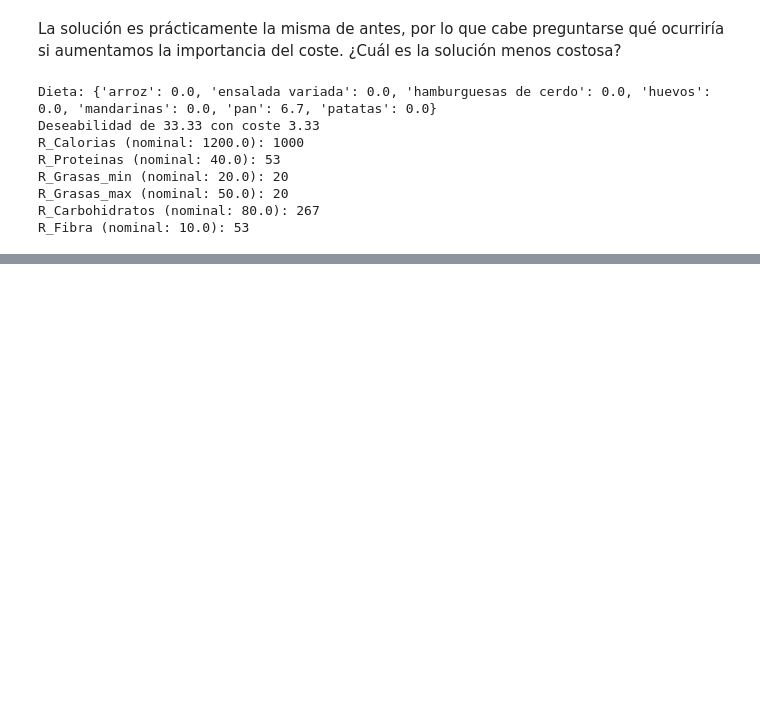
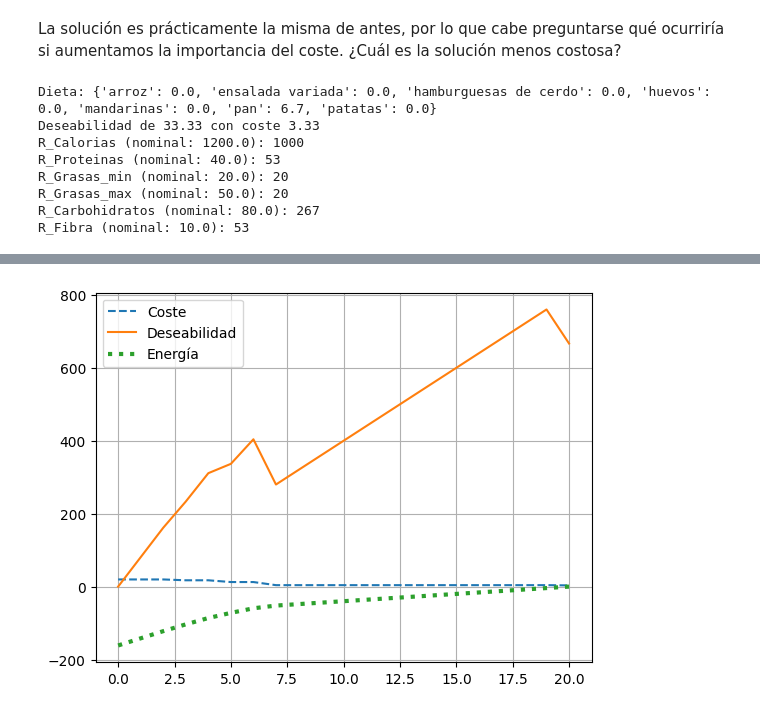
Before and after one commit to Mariomc10/MP-D-Wave, a Jupyter notebook: Cuadernillos/08_CSP_Diet_Planning_Exercice_CQM.ipynb, the cells around one changed output, grey strips where cells are left out. Saved outputs shown, nothing was run; the diff lists cells and outputs as text; code cells hidden in the pictures; blank space fills up the shorter version.

```diff
--- a/Cuadernillos/08_CSP_Diet_Planning_Exercice_CQM.ipynb
+++ b/Cuadernillos/08_CSP_Diet_Planning_Exercice_CQM.ipynb
@@ -271,0 +280,13 @@ feasible_sampleset_coste.to_serializable().get("energy")
+# %%
+vector_graf = []
+for ind in range(0,21):
+    cqm.set_objective(tuning_obj(ind,2)) # En cada iteración se aumenta la importancia de la deseabilidad
+    sampleset = sampler.sample_cqm(cqm)
+    feasible_sampleset_graf = sampleset.filter(lambda row: row.is_feasible)
+    best = feasible_sampleset_graf.first.sample # La mejor solución
+    taste_total = ind*(sum(alimentos[comida]["Deseabilidad"]*cantidad for comida, cantidad in best.items())) # Componente energético asociado a la deseabilidad
+    cost_total = sum(alimentos[comida]["Coste"]*cantidad for comida, cantidad in best.items()) # Componente energético asociado al coste
+    energia = min(feasible_sampleset_graf.to_serializable().get("vectors").get("energy").get("data")) # Energía de la mejor solución: cost_total - ind * taste_total
+    vector_graf.append([cost_total,taste_total,energia])
+
+vector_graf
@@ -271,0 +311,18 @@ feasible_sampleset_coste.to_serializable().get("energy")
+# %%
+%matplotlib inline
+
+vector_coste, vector_deseable, vector_energia = [], [], []
+
+for ind in range(len(vector_graf)):
+    vector_coste.append(vector_graf[ind][0])
+    vector_deseable.append(vector_graf[ind][1])
+    vector_energia.append(vector_graf[ind][2])
+
+plt.plot(vector_coste,ls = "--")
+plt.plot(vector_deseable,ls = "-")
+plt.plot(vector_energia,ls = ":",lw=3)
+plt.legend(["Coste","Deseabilidad","Energía"])
+plt.grid()
+plt.show()
+# %% [output]
+[figure, added]
```
Also changed, not shown: parts of 5 cells of this notebook.
